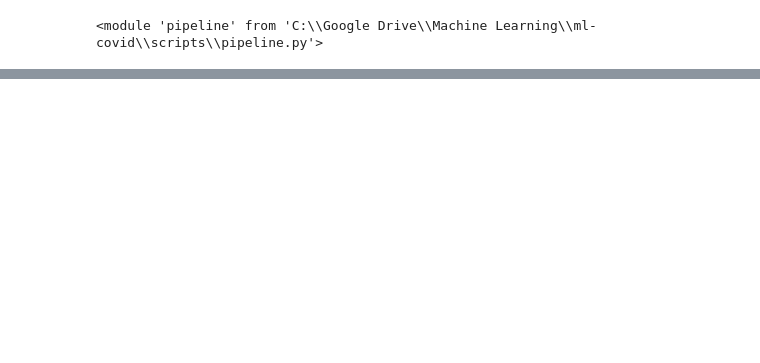
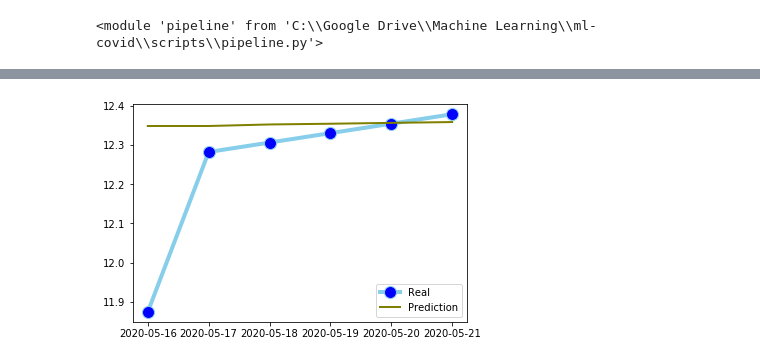
Before and after one commit to rceid/ML_Covid, a Jupyter notebook: scripts/model_fitting.ipynb, the cells around one changed output, grey strips where cells are left out. Cells and saved outputs as stored; diff of their text form; code cells hidden in the pictures; blank space fills up the shorter version.

```diff
--- a/scripts/model_fitting.ipynb
+++ b/scripts/model_fitting.ipynb
@@ -350,0 +86,4 @@ NameError: name 'y_pred' is not defined
+# %%
+pipeline.plot_real_vs_prediction(X_test, y_pred, y_test, 'Spain')
+# %% [output]
+[figure, added]
```
Also changed, not shown: parts of 22 cells of this notebook.
